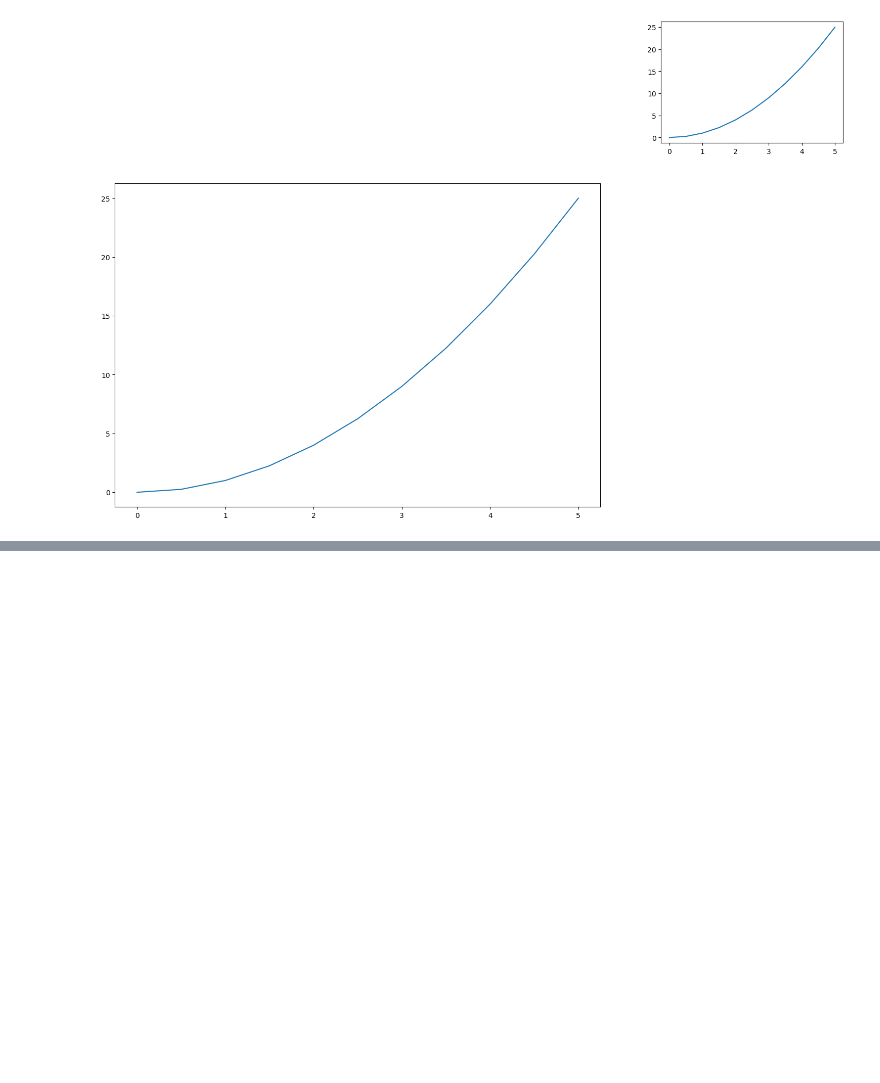
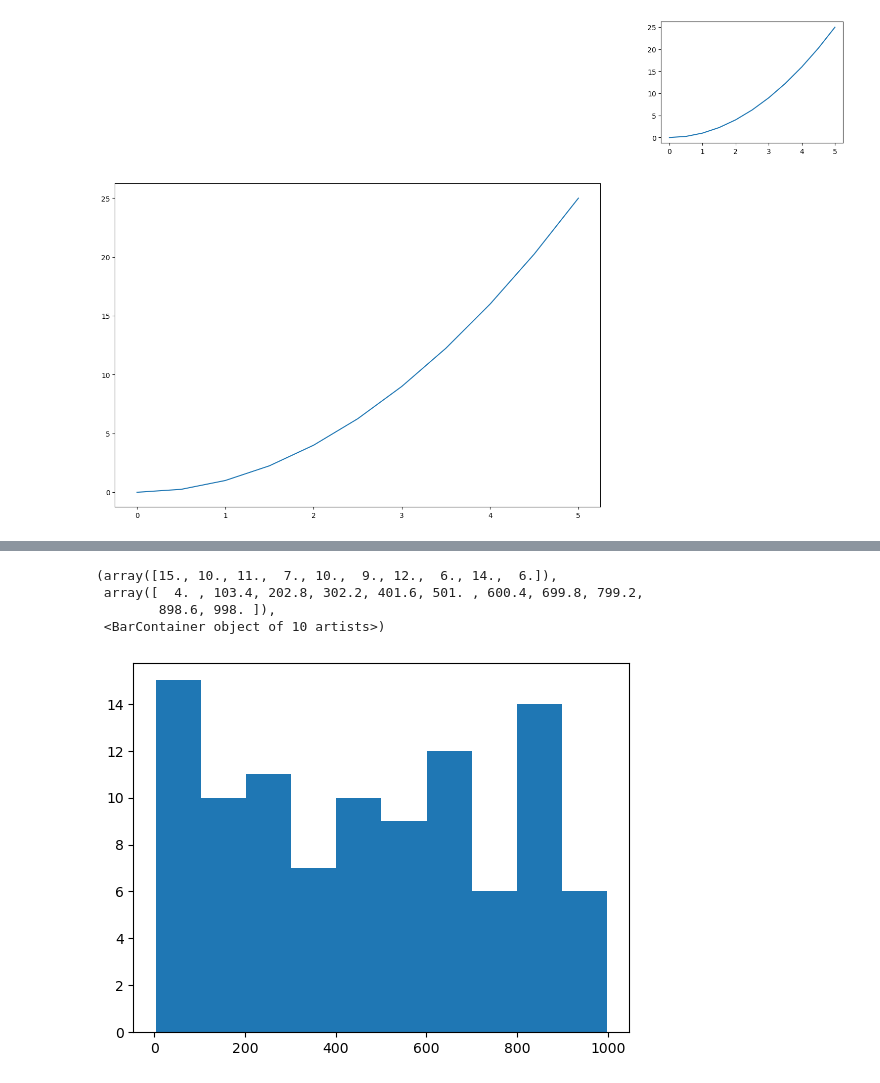
Before and after one commit to dhruvjoshi07/Data_Analysis_Notebook, a Jupyter notebook: pylibrary/matplot.ipynb, the cells around one changed output, grey strips where cells are left out. Saved outputs shown, nothing was run; the diff lists cells and outputs as text; code cells hidden in the pictures; blank space fills up the shorter version.

```diff
--- a/pylibrary/matplot.ipynb
+++ b/pylibrary/matplot.ipynb
@@ -89,0 +124,10 @@ axis2.plot(x_axis,y_axis)
+# %%
+from random import sample
+data=sample(range(1,1000),100)
+plt.hist(data)
+# %% [output]
+(array([15., 10., 11.,  7., 10.,  9., 12.,  6., 14.,  6.]),
+ array([  4. , 103.4, 202.8, 302.2, 401.6, 501. , 600.4, 699.8, 799.2,
+        898.6, 998. ]),
+ <BarContainer object of 10 artists>)
+[figure, added]
```
Also changed, not shown: parts of 9 cells of this notebook, 1 other file.
